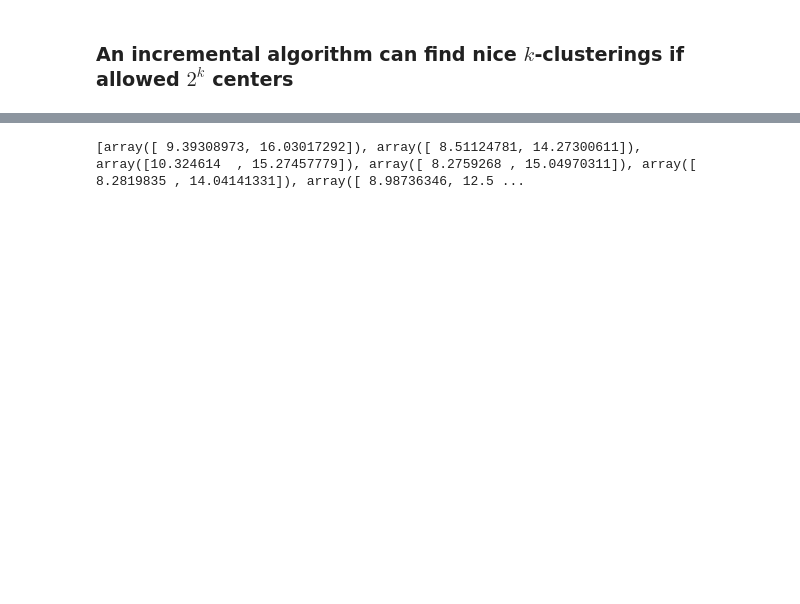
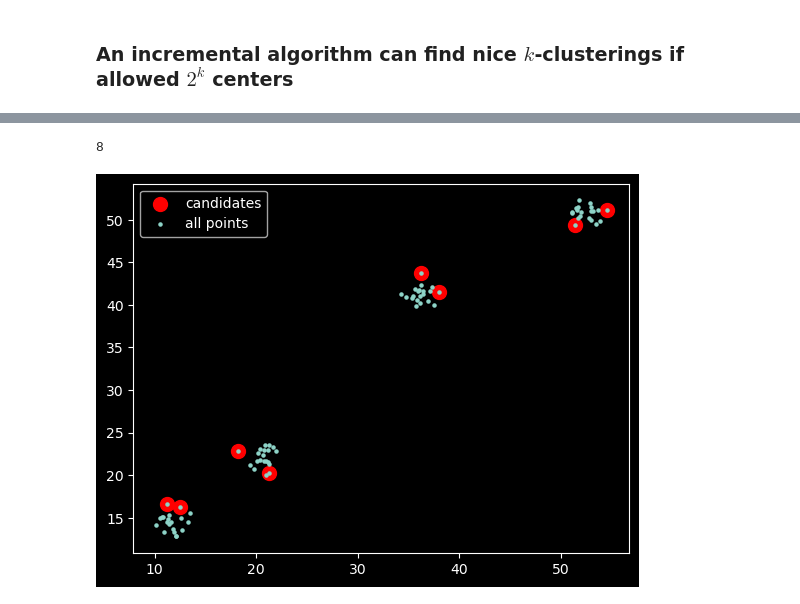
Before and after one commit to Pyrole-2002/project-7-incremental-clustering, a Jupyter notebook: src/algo_5.1.ipynb, the cells around one changed output, grey strips where cells are left out. Saved outputs shown, nothing was run; the diff lists cells and outputs as text; code cells hidden in the pictures; blank space fills up the shorter version.

```diff
--- a/src/algo_5.1.ipynb
+++ b/src/algo_5.1.ipynb
@@ -71,6 +70,14 @@ class IncrClustering():
 # %%
-incremental_clustering = IncrClustering(k=4, random_state=42)
-T = incremental_clustering.Candidates(X)
-print(len(T))
+incremental_clustering = IncrClustering(k=4)
+candidates = incremental_clustering.Candidates(X)
+print(len(candidates))
 # %% [output]
-[array([ 9.39308973, 16.03017292]), array([ 8.51124781, 14.27300611]), array([10.324614  , 15.27457779]), array([ 8.2759268 , 15.04970311]), array([ 8.2819835 , 14.04141331]), array([ 8.98736346, 12.5 ...
+8
+# %%
+# plot the candidates
+plt.scatter(candidates[:, 0], candidates[:, 1], s=70, c='r')
+plt.scatter(X[:, 0], X[:, 1], s=5)
+plt.legend(['candidates', 'all points'])
+plt.show()
+# %% [output]
+[figure, added]
```
Also changed, not shown: parts of 3 cells of this notebook, 4 other files.
